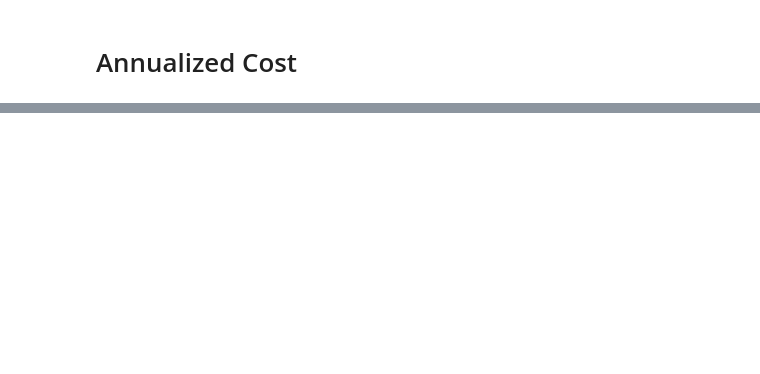
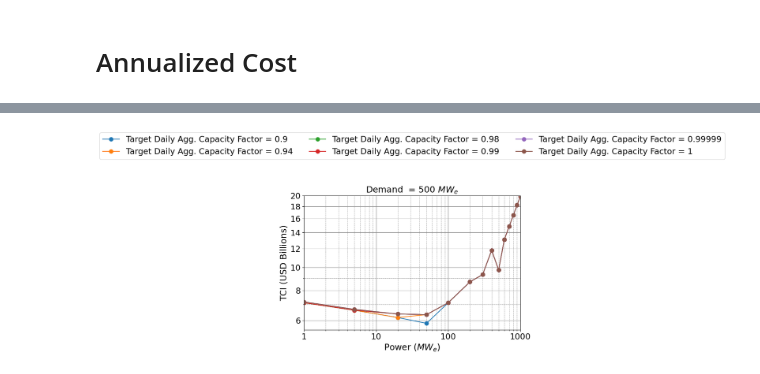
Before and after one commit to BotrosHanna-INL/nuc_DataCenters, a Jupyter notebook: LCOE.ipynb, the cells around one changed output, grey strips where cells are left out. Drawn from its saved outputs; the diff is of its cells as text; code cells hidden in the pictures; blank space fills up the shorter version.

```diff
--- a/LCOE.ipynb
+++ b/LCOE.ipynb
@@ -83,6 +91,14 @@ def tot_TCI_multiple_reactors (P, interest_rate, num_reactors): # multiple react
 
     # the capital investment of one reactor ($/kw) after the learning rate effect
     final_TCI = calculate_final_cost_due_to_learning_rate(levlized_TCI, learning_rate, num_reactors ) # This is still cost per kw
-    final_TCI_one_reactor_levelized = final_TCI *P*1000
-    final_TCI_all_reactors = final_TCI_one_reactor_levelized *num_reactors
+    final_TCI_one_reactor = final_TCI *P*1000 #(Dollar)
+    final_TCI_all_reactors = final_TCI_one_reactor *num_reactors
     return final_TCI_all_reactors # (dollars)
+
+interest_rate = 0.06
+print("TCIs for large, small, microreactors are : " ,\
+    np.round(capital_investment( power_large_ref, interest_rate), 0),  np.round(capital_investment( power_SMR_ref, interest_rate), 0),\
+        np.round(capital_investment(power_micro_ref , interest_rate), 0), "$/kw" )
+
+print("Total TCIs for large, small, microreactors are : " , np.round(tot_TCI_multiple_reactors( power_large_ref, interest_rate, 1)/1000000000, 2),\
+    np.round(tot_TCI_multiple_reactors( power_SMR_ref, interest_rate, 1)/1000000000, 2), np.round(tot_TCI_multiple_reactors(power_micro_ref , interest_rate, 1)/1000000000, 2), "USD (billions)" )
@@ -200,0 +241,70 @@ OM_Mirco_hi = OM_Micro_Avg+OM_Micro_std # $/MWh
+# %%
+import matplotlib as mpl
+
+power_list = [1000, 900 , 800, 700, 600, 500, 400, 300, 200, 100  ,50, 20, 5, 1]
+min_capacity_factor_criteria_list = [0.9, 0.94, 0.98, 0.99, 0.99999, 1]
+interest_rate = 0.06
+levelization_period_0 = int(365 * 30/7)
+overall_capacity_factor_criteria = 0.8 # has no effect
+
+
+for tot_demand in [500,  1000, 3000, 6000] :
+    fig = plt.figure(figsize=(8, 5))
+    plt.title( f"Demand  = {tot_demand} $MW_e$ ",  fontsize=18)
+    for min_capacity_factor_criteria in min_capacity_factor_criteria_list:
+        tot_TCI_list = []
+        for reactor_power in power_list:
+
+            fuel_lifetime = operational_lifetime_estimate(reactor_power)
+            refueling_period =  refueling_period_estimate(reactor_power)
+
+
+            num_reactors_needed = int(np.ceil(num_reactors_needed_for_capacity_factor_weeks_apprioach(overall_capacity_factor_criteria,\
+                            min_capacity_factor_criteria, fuel_lifetime, refueling_period, reactor_power ,\
+                                levelization_period_0, tot_demand)))
+
+            tot_TCI = (tot_TCI_multiple_reactors (reactor_power, interest_rate, num_reactors_needed)) / 1000000000
+            tot_TCI_list.append(tot_TCI)
+            print(tot_demand, min_capacity_factor_criteria, reactor_power, num_reactors_needed,tot_TCI )
+        plt.plot(power_list , tot_TCI_list , '-o' , markersize = 8, label = f"Target Daily Agg. Capacity Factor = { min_capacity_factor_criteria}")
+        plt.yscale('log')
+        plt.xscale('log')
+    if tot_demand == 500:
+        plt.legend(bbox_to_anchor=(0.5, 1.5), loc='upper center', fontsize=17 , ncol=3)
+
+
+
+    plt.grid(which='major', color='grey', linewidth=0.8)
+    plt.grid(which='minor', color='grey', linestyle='dashed', linewidth=0.5)
+    plt.minorticks_on()
+
+    #
+    # plt.gca().yaxis.set_minor_locator(plt.FixedLocator([6, 7, 8, 9, 10, 11, 12, 13, 14, 15, 16, 17, 18, 19, 20]))
+    # plt.gca().yaxis.set_major_formatter(ticker.FormatStrFormatter(''))
+    # ax.xaxis.set_major_formatter(FormatStrFormatter('% 1.2f'))
+    plt.gca().yaxis.set_major_formatter(mpl.ticker.ScalarFormatter())
+    plt.gca().yaxis.set_minor_formatter(mpl.ticker.ScalarFormatter())
+
+    plt.gca().xaxis.set_major_formatter(mpl.ticker.ScalarFormatter())
+    plt.gca().xaxis.set_minor_formatter(mpl.ticker.ScalarFormatter())
+
+    ticks_list = np.linspace(np.floor( min(tot_TCI_list)) , np.ceil(max(tot_TCI_list)),  int(np.ceil((np.ceil(max(tot_TCI_list)) -np.floor( min(tot_TCI_list)))/2)) +1)
+    plt.yticks( ticks_list)
+
+    plt.gca().yaxis.set_minor_formatter(mpl.ticker.NullFormatter())
+    plt.gca().xaxis.set_minor_formatter(mpl.ticker.NullFormatter())
+
+
+
+    # plt.gca().yaxis.set_major_locator(plt.MultipleLocator(2))
+
+    plt.xlabel('Power ($MW_e$)', fontsize=18)
+    plt.ylabel('TCI (USD Billions)', fontsize=18)
+    plt.ylim(0,  10*np.ceil(max(tot_TCI_list)/10)          )
+    plt.xlim( 1, 1000)
+
+    plt.yticks(fontsize=17)
+    plt.xticks(fontsize=17)
+    plt.savefig(f'TCI_{tot_demand}.png', bbox_inches='tight')
+    plt.show()
+# %% [output]
@@ -200,0 +328 @@ OM_Mirco_hi = OM_Micro_Avg+OM_Micro_std # $/MWh
+[figure, added]
```
Also changed, not shown: parts of 12 cells of this notebook, 4 other files.
